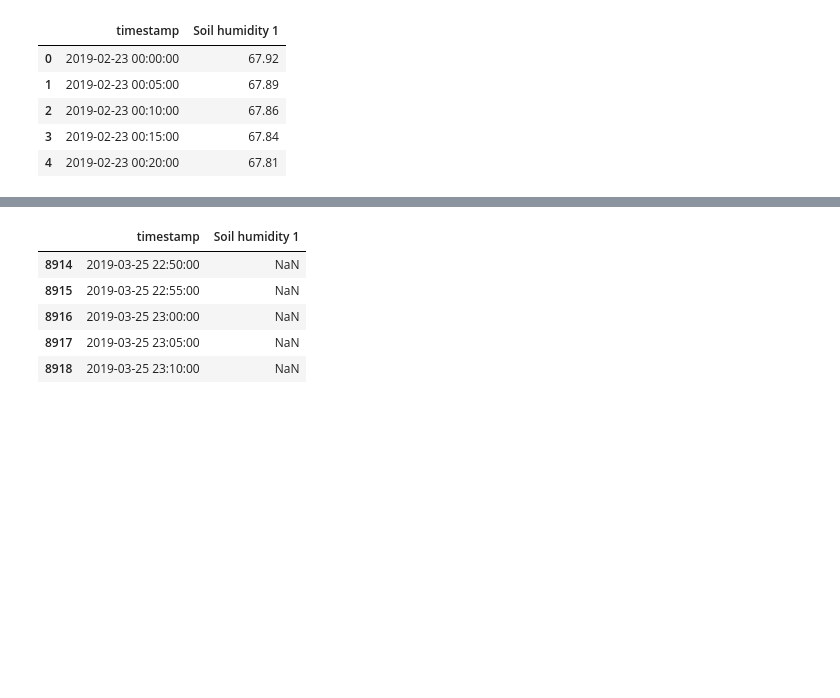
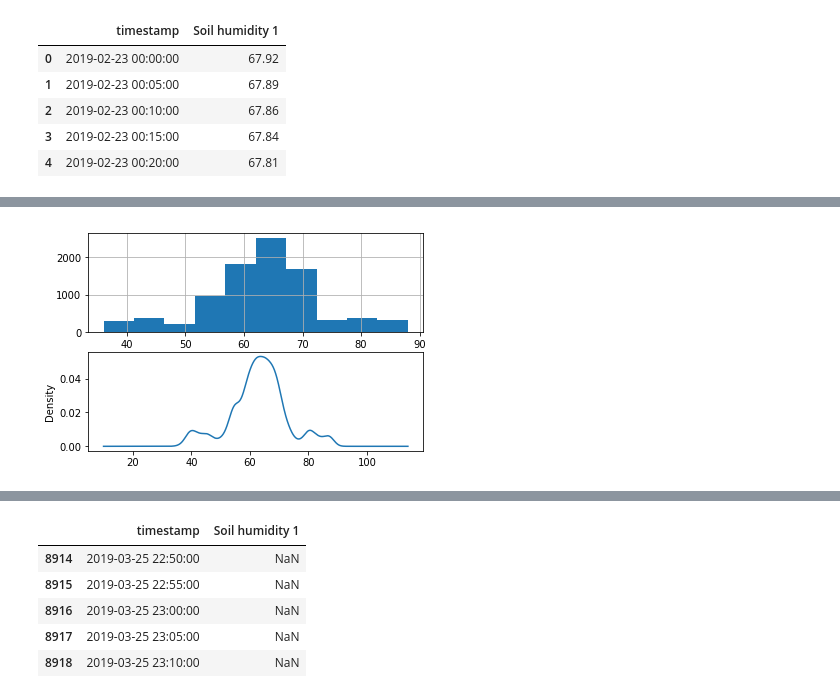
Before and after one commit to Younes-Charfaoui/ML-Projects, a Jupyter notebook: wazihub_soil_moisture_prediction/Time Series Soil Moisiture.ipynb, the cells around one changed output, grey strips where cells are left out. Saved outputs shown, nothing was run; the diff lists cells and outputs as text; code cells hidden in the pictures; blank space fills up the shorter version.

```diff
--- a/wazihub_soil_moisture_prediction/Time Series Soil Moisiture.ipynb
+++ b/wazihub_soil_moisture_prediction/Time Series Soil Moisiture.ipynb
@@ -41,0 +118,9 @@ solid1.set_index('timestamp', inplace = True)
+# %%
+plt.figure(1)
+plt.subplot(211)
+solid1['Soil humidity 1'].hist()
+plt.subplot(212)
+solid1['Soil humidity 1'].plot(kind='kde')
+plt.show()
+# %% [output]
+[figure, added]
```
Also changed, not shown: parts of 33 cells of this notebook.
